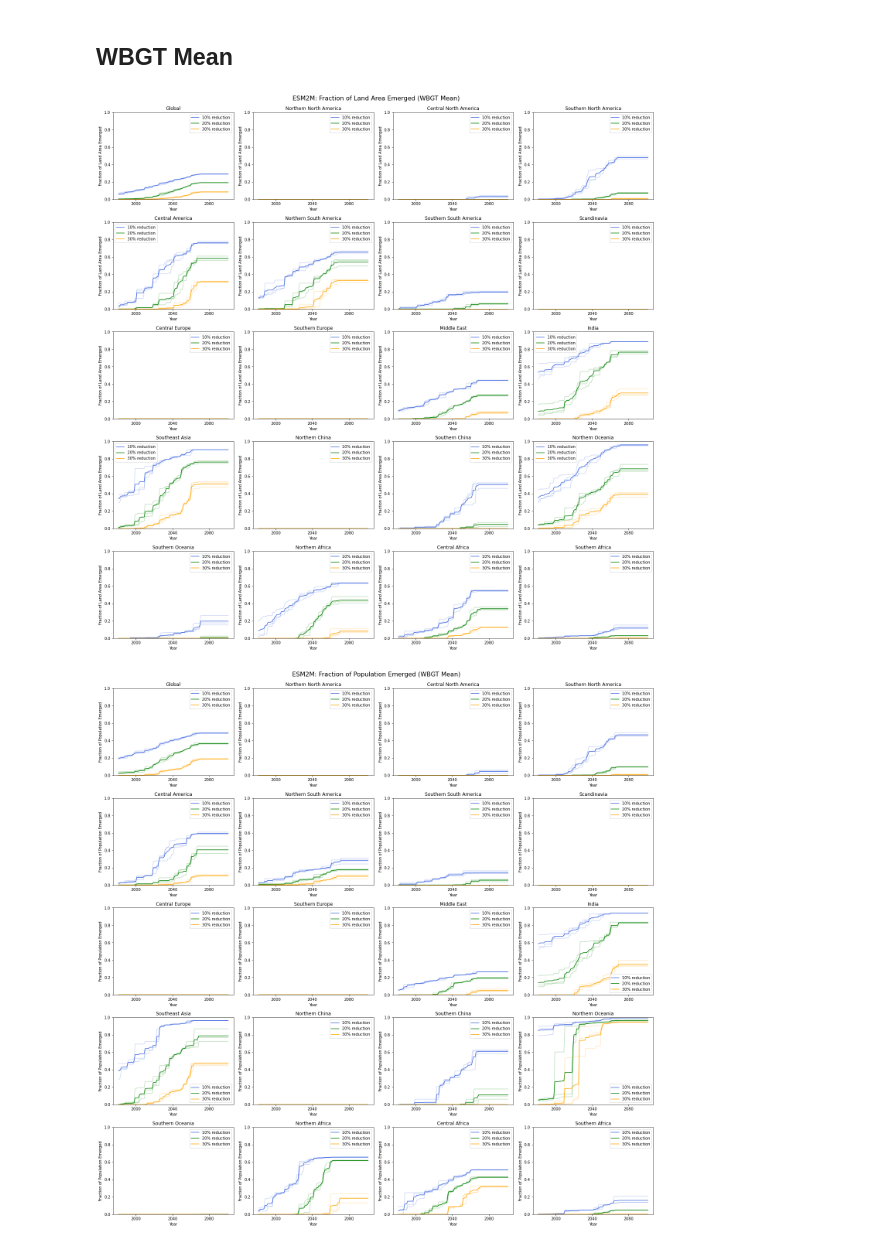
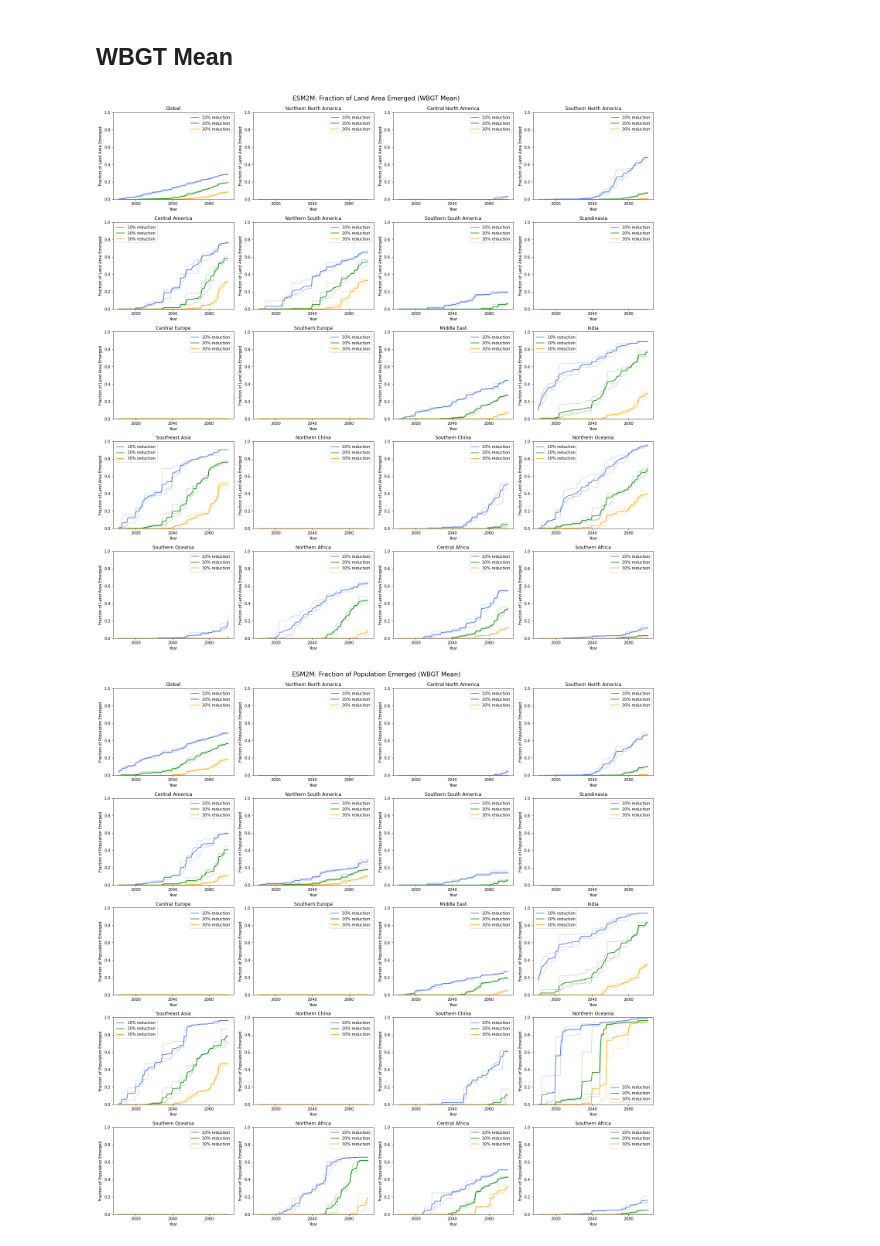
Before and after one commit to KYan19/pei, a Jupyter notebook: notebooks/7.2_Emergence_GFDL.ipynb, the cells around one changed output. Drawn from its saved outputs; the diff is of its cells as text; code cells hidden in the pictures.

Commit message:
Editing ToE plots

```diff
--- a/notebooks/7.2_Emergence_GFDL.ipynb
+++ b/notebooks/7.2_Emergence_GFDL.ipynb
@@ -23,0 +26,7 @@ ds_pop = ds_pop.rename({'latitude':'lat','longitude':'lon'})
+# %%
+ds = ds_mean['capacity']
+start_year=1950
+# Calculate ToEs
+ds_90 = xr.apply_ufunc(lf.emergence,ds,input_core_dims=[['time']],vectorize=True,kwargs={'thres':90,'start_year':start_year})
+ds_80 = xr.apply_ufunc(lf.emergence,ds,input_core_dims=[['time']],vectorize=True,kwargs={'thres':80,'start_year':start_year})
+ds_70 = xr.apply_ufunc(lf.emergence,ds,input_core_dims=[['time']],vectorize=True,kwargs={'thres':70,'start_year':start_year})
@@ -117,39 +100,39 @@ for region in regions:
     ds_region = lf.slice_region(ds_mean_adj['capacity'],region,'GFDL')
     ds_area = lf.slice_region(land_area_adj,region,'GFDL')
 
-    lf.area_emerge_plot(ds_region,ds_area,region,'Fraction of Land Area Emerged',ax,start_year=1950)
+    lf.area_emerge_plot(ds_region,ds_area,region,'Fraction of Land Area Emerged',ax,start_year=1980)
 
 fig.suptitle('ESM2M: Fraction of Land Area Emerged (WBGT Mean)',fontsize=16);
 plt.savefig('esm2m_mean_frac_area_emerge.png')
 # %% [output]
-[figure, old version]
+[figure, new version]
 # %%
 regions = ['Global','Northern North America','Central North America','Southern North America',
           'Central America','Northern South America','Southern South America',
           'Scandinavia','Central Europe','Southern Europe',
           'Middle East','India','Southeast Asia','Northern China','Southern China',
           'Northern Oceania','Southern Oceania',
           'Northern Africa','Central Africa','Southern Africa']
 
 # Create figure and axes
 fig, axs = plt.subplots(figsize=(20,20),nrows=5,ncols=4,constrained_layout=True)
 
 # Running counter to determine axis
 index = 0
 
 # Loop through regions
 for region in regions:
     # Get correct axis
     ax = axs[int(index/4)][index%4]
     index+=1
 
     # Get data for region
     ds_region = lf.slice_region(ds_mean_adj['capacity'],region,'GFDL')
     pop_region = lf.slice_region(ds_pop,region,'GFDL')
 
-    lf.area_emerge_plot(ds_region,pop_region,region,'Fraction of Population Emerged',ax,start_year=1950)
+    lf.area_emerge_plot(ds_region,pop_region,region,'Fraction of Population Emerged',ax,start_year=1980)
 
 fig.suptitle('ESM2M: Fraction of Population Emerged (WBGT Mean)',fontsize=16);
 plt.savefig('esm2m_mean_frac_pop_emerge.png')
 # %% [output]
-[figure, old version]
+[figure, new version]
```
Also changed, not shown: parts of 16 cells of this notebook, 6 other files.
